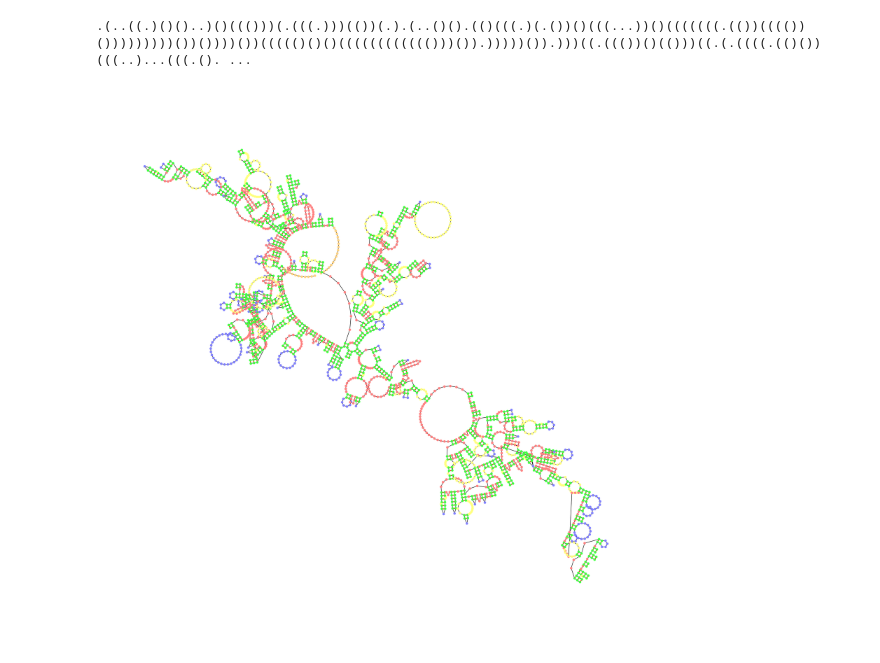
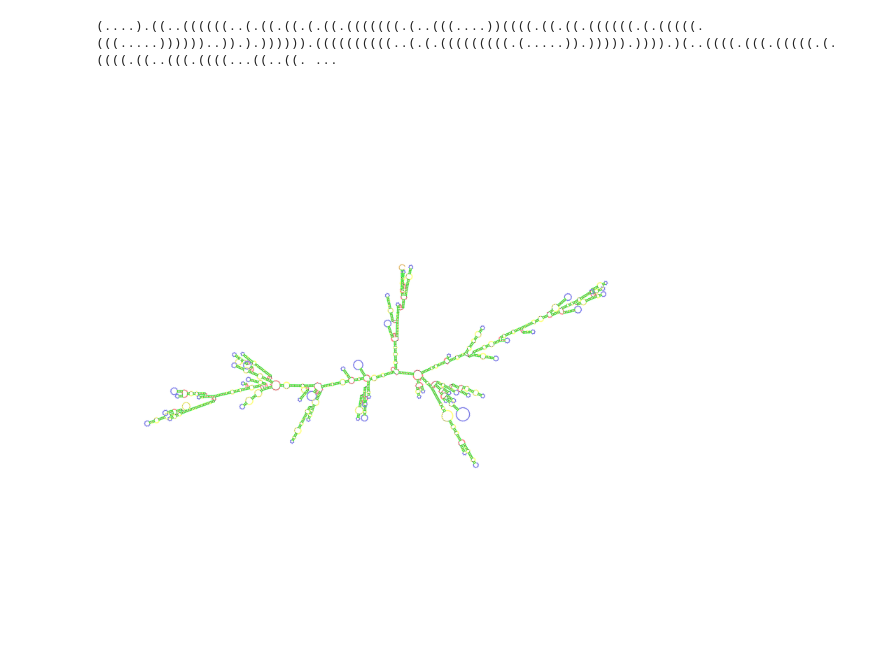
Before and after one commit to ssivilotti/466-project, a Jupyter notebook: analyze.ipynb, the cells around one changed output. Drawn from its saved outputs; the diff is of its cells as text; code cells hidden in the pictures.

Commit message:
save L42854 visualization

```diff
--- a/analyze.ipynb
+++ b/analyze.ipynb
@@ -1,25 +5,21 @@
 # %%
-
-import matplotlib.pyplot as plt
-import forgi.visual.mplotlib as fvm
-import forgi
 def read_fasta_file(fasta_file):
     with open(fasta_file, 'r') as file:
         lines = file.readlines()
         sequence = lines[1].strip()
         structure = lines[2].strip()
     return sequence, structure
 
-fasta_file = '/workspaces/466-project/output/microgreen_id_rna_structure.fasta'
+fasta_file = 'output/rna_structure_L42854.fasta'
 sequence, dot_bracket = read_fasta_file(fasta_file)
 #dot_bracket = "(((....)))"
 print(dot_bracket)
 plt.figure(figsize=(30, 30))
 import forgi.graph.bulge_graph as fgb
 bg = forgi.load_rna(fasta_file,allow_many=False)
 fvm.plot_rna(bg, lighten=.5,text_kwargs={"visible": False})
 plt.tight_layout()
 plt.show()
 # %% [output]
-.(..((.)()()..)()((()))(.(((.)))(())(.).(..()().(()(((.)(.())()(((...))()(((((((.(())(((())()))))))))())())))())((((()()()(((((((((((()))()).)))))()).)))((.((())()(()))((.(.((((.(()())(((..)...(((.(). ...
+(....).((..((((((..(.((.((.(.((.(((((((.(..(((....))((((.((.((.((((((.(.(((((.(((.....))))))..)).).)))))).((((((((((..(.(.(((((((((.(.....)).))))).)))).)(..((((.(((.(((((.(.((((.((..(((.((((...((..((. ...
-[figure, old version]
+[figure, new version]
```
Also changed, not shown: parts of 1 cell of this notebook, 1 other file.
